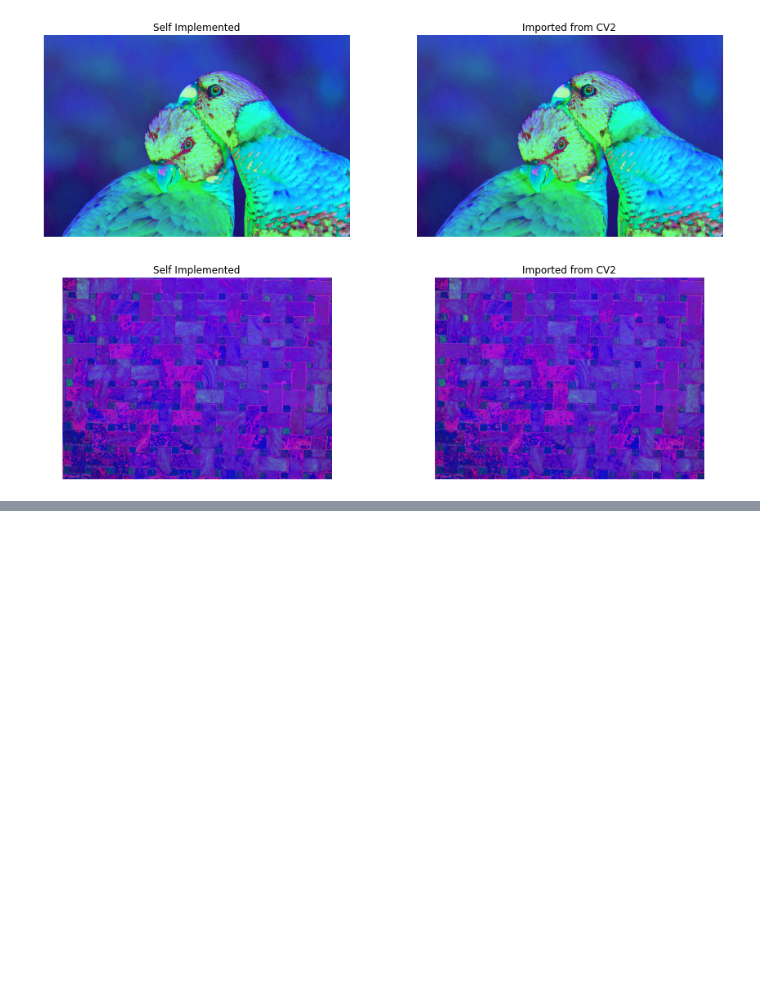
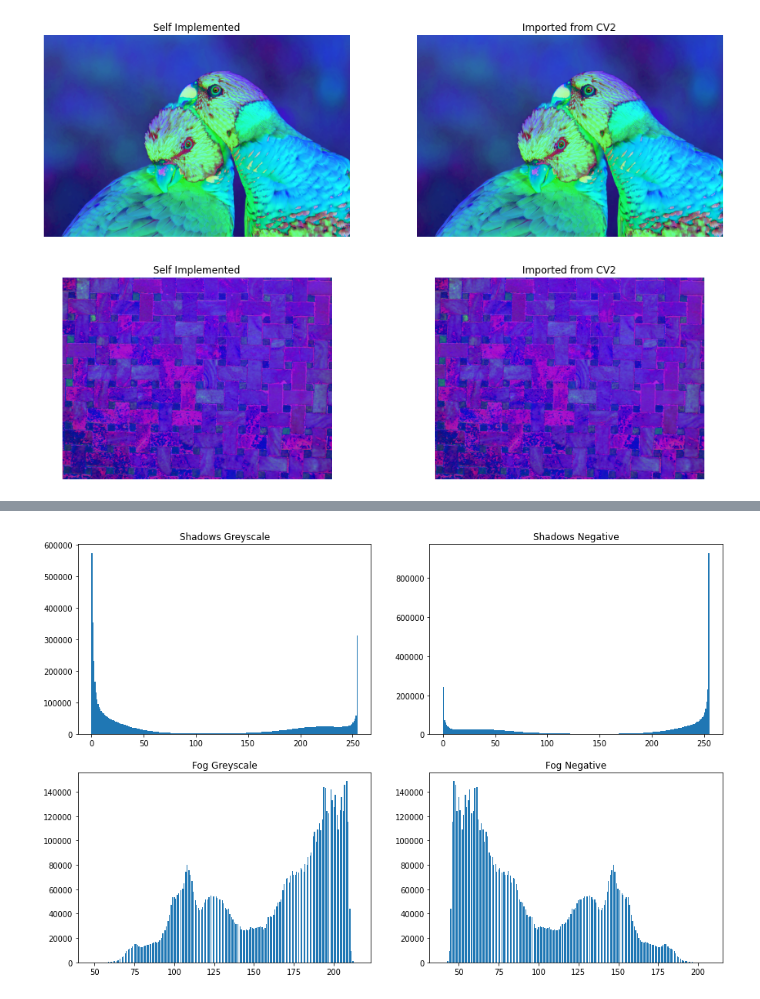
Before and after one commit to S010MON/image-processing, a Jupyter notebook: project1/6252320-Debnath-proj1.ipynb, the cells around one changed output, grey strips where cells are left out. Cells and saved outputs as stored; diff of their text form; code cells hidden in the pictures; blank space fills up the shorter version.

```diff
--- a/project1/6252320-Debnath-proj1.ipynb
+++ b/project1/6252320-Debnath-proj1.ipynb
@@ -139,0 +153,28 @@ HSV takes the minimum value of the three RGB channels from the total value and t
+# %%
+data_img1 = histogram(img1)
+data_neg1 = histogram(negative(img1))
+data_img2 = histogram(img2)
+data_neg2 = histogram(negative(img2))
+# %%
+fig = plt.figure(figsize=(15,10))
+
+plt.subplot(2, 2, 1)
+plt.hist(data_img1, bins=255)
+plt.title('Shadows Greyscale')
+
+plt.subplot(2, 2, 2)
+plt.title('Shadows Negative')
+plt.hist(data_neg1, bins=255)
+
+plt.subplot(2, 2, 3)
+plt.title('Fog Greyscale')
+plt.hist(data_img2, bins=255)
+
+plt.subplot(2, 2, 4)
+plt.title('Fog Negative')
+plt.hist(data_neg2, bins=255)
+
+
+plt.show()
+# %% [output]
+[figure, added]
```
Also changed, not shown: parts of 26 cells of this notebook, 1 other file.
